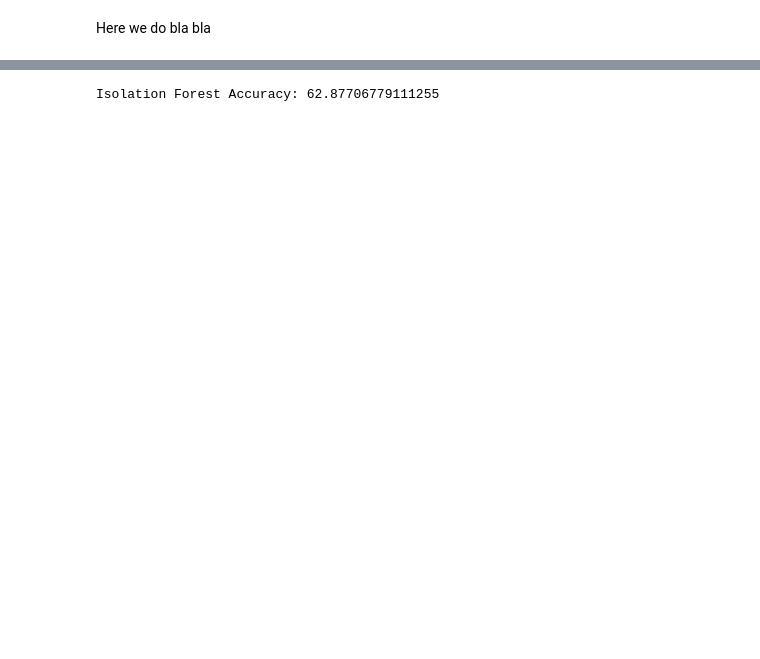
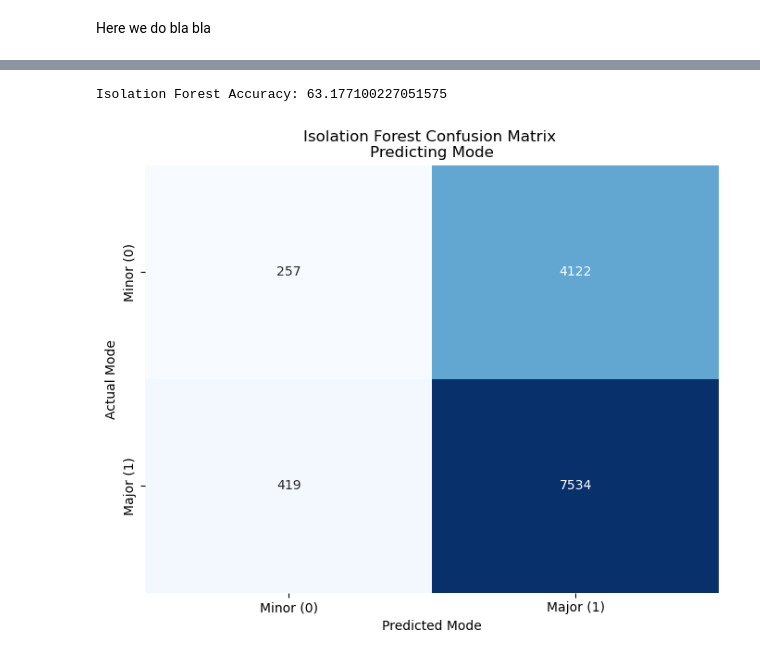
Before and after one commit to jesbor98/music-analysis, a Jupyter notebook: Data Mining project.ipynb, the cells around one changed output, grey strips where cells are left out. Saved outputs shown, nothing was run; the diff lists cells and outputs as text; code cells hidden in the pictures; blank space fills up the shorter version.

```diff
--- a/Data Mining project.ipynb
+++ b/Data Mining project.ipynb
@@ -85,28 +92,27 @@ Decision Tree Accuracy: 63.61498540382744
 # %%
-isof_attr = ['acousticness','instrumentalness','liveness','speechiness','energy']
-X_isof_attr = df_train[isof_attr]
-y_isof_attr = df_train['mode'].ravel()
-
-feature_names_list = X_isof_attr.columns.tolist()
-
 # Create and fit the Isolation Forest model
 isof = IsolationForest(contamination=0.05)  # You can adjust the contamination parameter as needed
-isof.fit(X_isof_attr)
-
-# Assuming you have a testing set df_test
-df_test = df.iloc[split_index:]
-
-X_test = df_test[isof_attr]
-y_test = df_test['mode'].ravel()
+isof.fit(X_train)
 
 # Use the trained Isolation Forest model to predict on the test set
-y_pred = isof.predict(X_test)
+isof_y_pred = isof.predict(X_test)
 
 # Convert predictions to binary labels (1 for inliers, -1 for outliers)
-y_pred_binary = [1 if pred == 1 else 0 for pred in y_pred]
+isof_y_pred_binary = [1 if pred == 1 else 0 for pred in isof_y_pred]
 
 # Evaluate accuracy
-accuracy = accuracy_score(y_test, y_pred_binary)
-print(f"Isolation Forest Accuracy: {accuracy * 100}")
+isof_accuracy = accuracy_score(y_test, isof_y_pred_binary)
+print(f"Isolation Forest Accuracy: {isof_accuracy * 100}")
+
+# Plot the confusion matrix
+isof_conf_matrix = confusion_matrix(y_test, isof_y_pred_binary)
+plt.figure(figsize=(8, 6))
+sns.heatmap(isof_conf_matrix, annot=True, fmt="d", cmap="Blues", cbar=False,
+            xticklabels=['Minor (0)', 'Major (1)'], yticklabels=['Minor (0)', 'Major (1)'])
+plt.title("Isolation Forest Confusion Matrix \nPredicting Mode")
+plt.xlabel("Predicted Mode")
+plt.ylabel("Actual Mode")
+plt.show()
 # %% [output]
-Isolation Forest Accuracy: 62.87706779111255
+Isolation Forest Accuracy: 63.177100227051575
+[figure, added]
```
Also changed, not shown: parts of 9 cells of this notebook.
